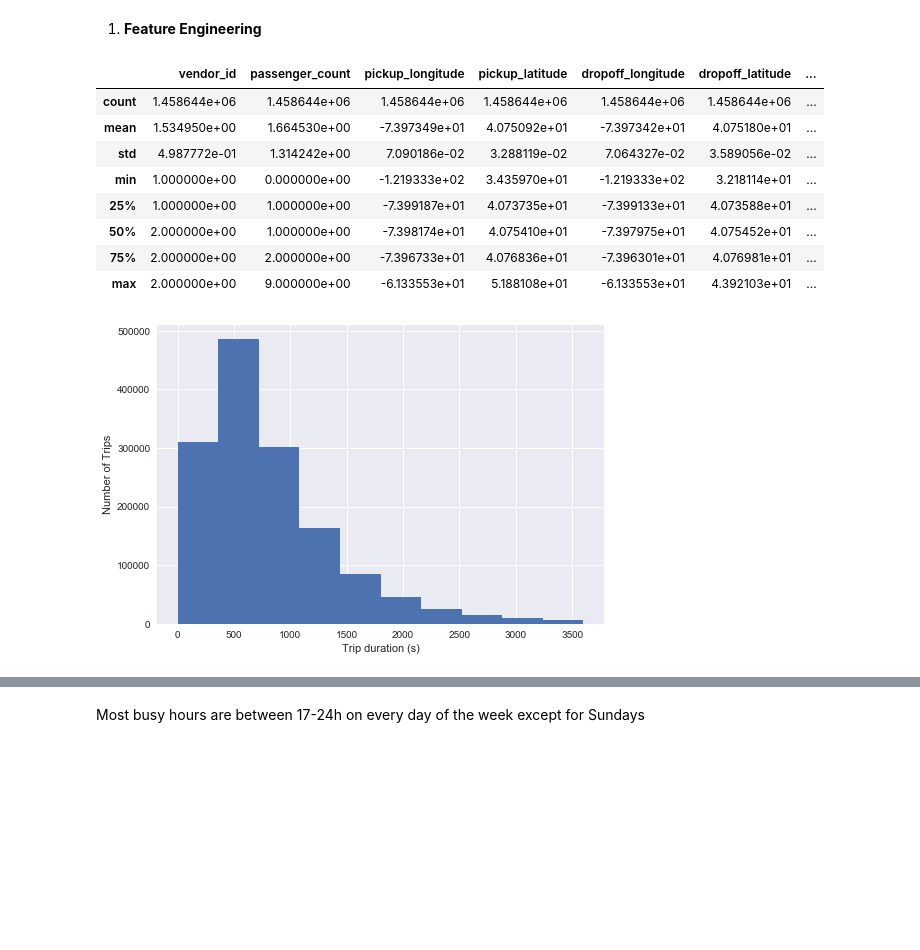
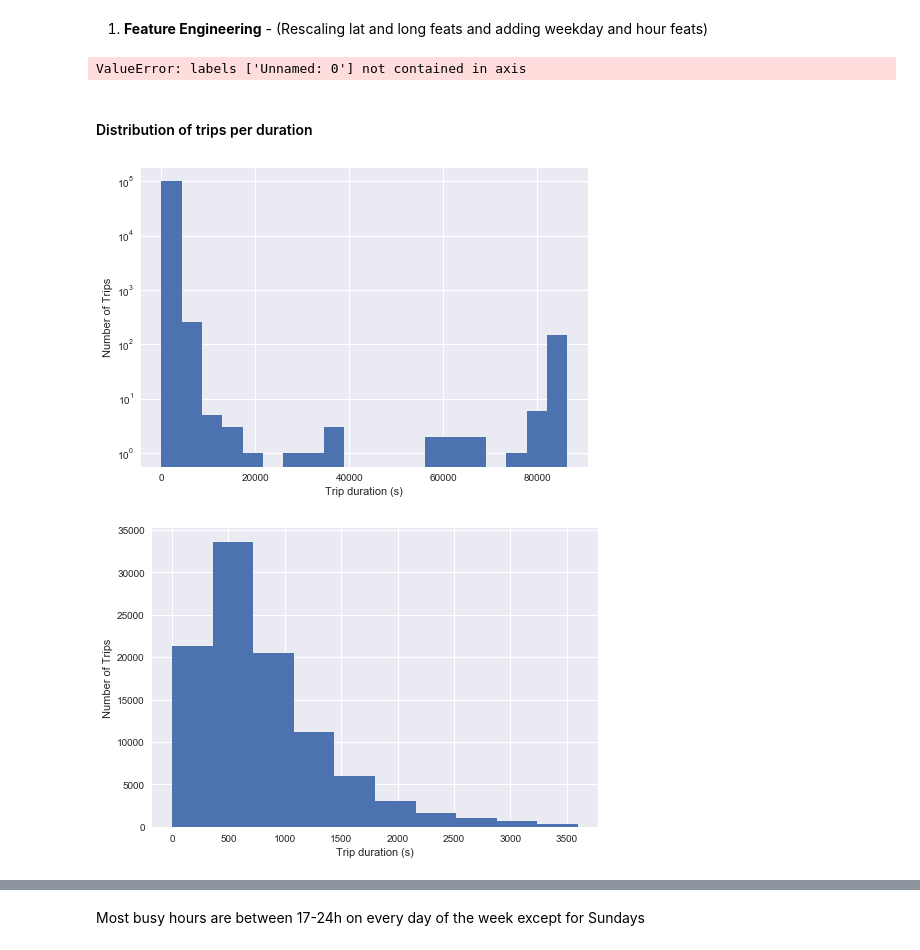
Before and after one commit to AlexGomesDS/New-York-City-Taxi-Trip-Duration, a Jupyter notebook: src/notebook.ipynb, the cells around one changed output, grey strips where cells are left out. Drawn from its saved outputs; the diff is of its cells as text; code cells hidden in the pictures; blank space fills up the shorter version.

```diff
--- a/src/notebook.ipynb
+++ b/src/notebook.ipynb
@@ -33,41 +32,57 @@ train.head()
-# %% [markdown]
-1. **Feature Engineering**
+# %% [markdown]
+
+1. **Feature Engineering** - (Rescaling lat and long feats and adding weekday and hour feats)
 # %%
- # Creating three new features: weekday, hour and trip duration and add them to an engineered dataset.
+# build scalers, use both dropoff and pickup locations for this (hence the append)
+latitude_scaler = preprocessing.StandardScaler().fit(
+        train.dropoff_latitude.append(
+                train.pickup_latitude).values.reshape(-1,1))
+
+longitude_scaler = preprocessing.StandardScaler().fit(
+        train.dropoff_longitude.append(
+                train.pickup_longitude).values.reshape(-1,1))
+
+# Creating three new features: weekday, hour and trip duration and add them to an engineered dataset.
  # Do this inside a function so we don't have to repeat it to the test set
 def append_features(dataset):
-    dataset_eng = dataset.copy()
+    dataset_eng = dataset.copy().drop(['Unnamed: 0','id','vendor_id'],axis=1)
     dataset_eng['pickup_datetime'] = dataset_eng.pickup_datetime.apply(lambda x: datetime.strptime(x,'%Y-%m-%d %H:%M:%S'))
     dataset_eng['pickup_weekday'] = dataset_eng.pickup_datetime.apply(datetime.weekday)
     dataset_eng['pickup_hour'] = dataset_eng.pickup_datetime.apply(lambda x: x.hour)
+    #rescale pickup locations
+    dataset_eng['pickup_latitude'] = latitude_scaler.transform(dataset_eng.pickup_latitude.values.reshape(-1,1))
+    dataset_eng['pickup_longitude'] = longitude_scaler.transform(dataset_eng.pickup_longitude.values.reshape(-1,1))
+    #rescale dropoff locations
+    dataset_eng['dropoff_latitude'] = latitude_scaler.transform(dataset_eng.dropoff_latitude.values.reshape(-1,1))
+    dataset_eng['dropoff_longitude'] = longitude_scaler.transform(dataset_eng.dropoff_longitude.values.reshape(-1,1))
+    #calculate rescaled distance
     dataset_eng['distance'] = np.sqrt(
-                                    (dataset.dropoff_latitude - dataset.pickup_latitude).pow(2) +
-                                    (dataset.dropoff_longitude - dataset.pickup_longitude).pow(2) )
+                                    (dataset_eng.dropoff_latitude - dataset_eng.pickup_latitude).pow(2) +
+                                    (dataset_eng.dropoff_longitude - dataset_eng.pickup_longitude).pow(2) )
     #the following features only apply for the training set
     if 'dropoff_datetime' in dataset.columns:
         dataset_eng['dropoff_datetime'] = dataset_eng.dropoff_datetime.apply(lambda x: datetime.strptime(x,'%Y-%m-%d %H:%M:%S'))
-        dataset_eng['duration'] = dataset_eng['dropoff_datetime'] - dataset_eng['pickup_datetime']
-        dataset_eng['duration_in_seconds'] = dataset_eng['duration'].apply(lambda x : x.seconds)
     return dataset_eng
 # %%
 train_eng = append_features(train)
+test_eng = append_features(test)
 train_eng.describe()
 # %% [output]
-|  | vendor_id | passenger_count | pickup_longitude | pickup_latitude | dropoff_longitude | dropoff_latitude | ... |
-| count | 1.458644e+06 | 1.458644e+06 | 1.458644e+06 | 1.458644e+06 | 1.458644e+06 | 1.458644e+06 | ... |
-| mean | 1.534950e+00 | 1.664530e+00 | -7.397349e+01 | 4.075092e+01 | -7.397342e+01 | 4.075180e+01 | ... |
-| std | 4.987772e-01 | 1.314242e+00 | 7.090186e-02 | 3.288119e-02 | 7.064327e-02 | 3.589056e-02 | ... |
-| min | 1.000000e+00 | 0.000000e+00 | -1.219333e+02 | 3.435970e+01 | -1.219333e+02 | 3.218114e+01 | ... |
-| 25% | 1.000000e+00 | 1.000000e+00 | -7.399187e+01 | 4.073735e+01 | -7.399133e+01 | 4.073588e+01 | ... |
-| 50% | 2.000000e+00 | 1.000000e+00 | -7.398174e+01 | 4.075410e+01 | -7.397975e+01 | 4.075452e+01 | ... |
-| 75% | 2.000000e+00 | 2.000000e+00 | -7.396733e+01 | 4.076836e+01 | -7.396301e+01 | 4.076981e+01 | ... |
-| max | 2.000000e+00 | 9.000000e+00 | -6.133553e+01 | 5.188108e+01 | -6.133553e+01 | 4.392103e+01 | ... |
+ValueError: labels ['Unnamed: 0'] not contained in axis
+# %% [markdown]
+#### Distribution of trips per duration
 # %%
-fig1 = train_eng[train_eng['duration_in_seconds']<3600*1].duration_in_seconds.hist()
+fig1 = train_eng.trip_duration.hist(bins = 20,log=True)
 fig1.set_xlabel("Trip duration (s)")
 fig1.set_ylabel("Number of Trips")
 plt.show()
+
+fig2 = train_eng[train_eng['trip_duration']<3600*1].trip_duration.hist()
+fig2.set_xlabel("Trip duration (s)")
+fig2.set_ylabel("Number of Trips")
+plt.show()
 # %% [output]
-[figure, old version]
+[figure, new version]
+[figure, added]
 # %%
 ## Function that receives a column of values already grouped by weekday and hour and aggregated, and plots the heat map
```
Also changed, not shown: parts of 19 cells of this notebook.
